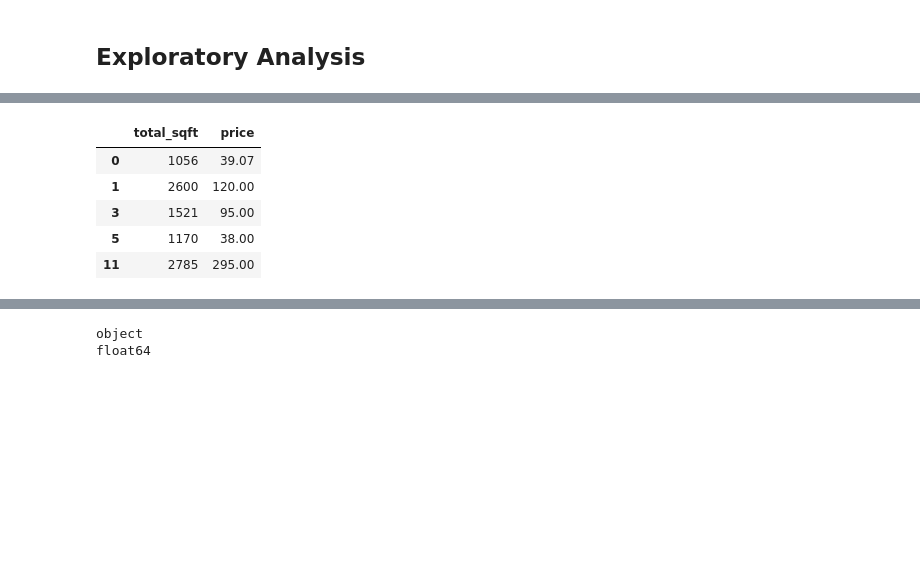
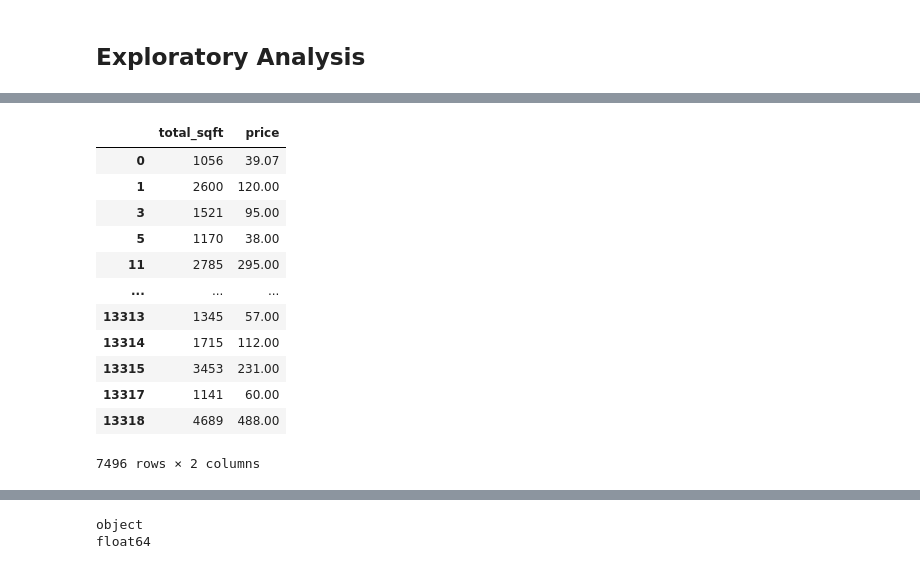
Before and after one commit to Prathamesh-Ghatole/Peer-Teaching-MLA, a Jupyter notebook: Practical 01/prac_1.ipynb, the cells around one changed output, grey strips where cells are left out. Saved outputs shown, nothing was run; the diff lists cells and outputs as text; code cells hidden in the pictures; blank space fills up the shorter version.

```diff
--- a/Practical 01/prac_1.ipynb
+++ b/Practical 01/prac_1.ipynb
@@ -34,11 +82,18 @@ Total number of rows after dropping null values: 7496
 # %%
 # Selecting the required features for feature selection, and ignoring the rest
 df_short = df.loc[:, ['total_sqft', 'price']]
-df_short.head()
+df_short
 # %% [output]
 |  | total_sqft | price |
 | 0 | 1056 | 39.07 |
 | 1 | 2600 | 120.00 |
 | 3 | 1521 | 95.00 |
 | 5 | 1170 | 38.00 |
 | 11 | 2785 | 295.00 |
+| ... | ... | ... |
+| 13313 | 1345 | 57.00 |
+| 13314 | 1715 | 112.00 |
+| 13315 | 3453 | 231.00 |
+| 13317 | 1141 | 60.00 |
+| 13318 | 4689 | 488.00 |
+7496 rows × 2 columns
```
Also changed, not shown: parts of 7 cells of this notebook, 2 other files.
